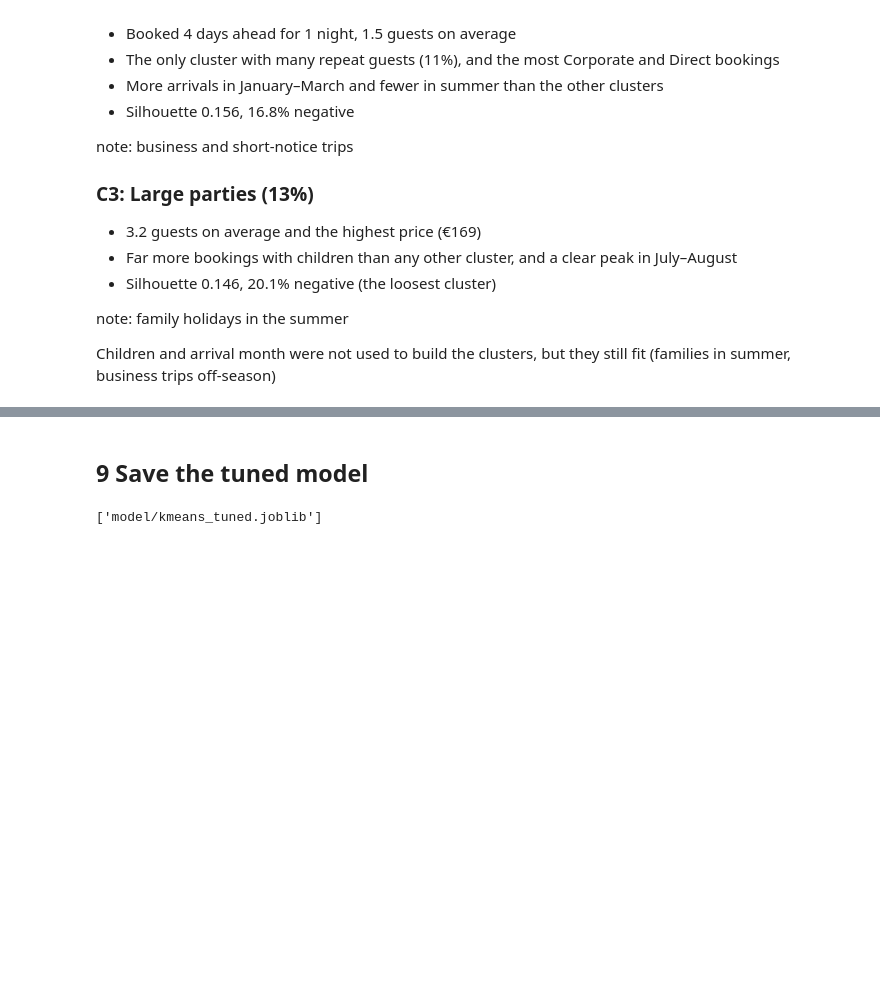
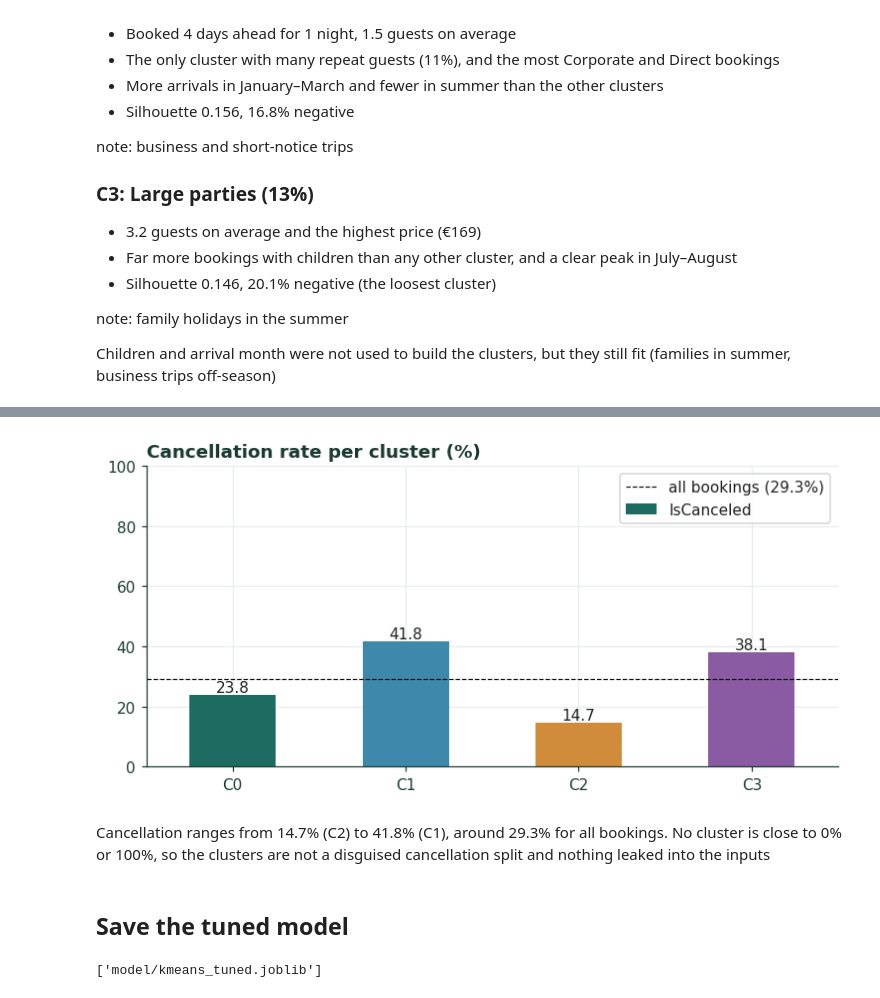
Before and after one commit to kim2817/Machine-Learning-Fall26, a Jupyter notebook: Clustering/kmeans/kmeans_tuned.ipynb, the cells around one changed output, grey strips where cells are left out. Saved outputs shown, nothing was run; the diff lists cells and outputs as text; code cells hidden in the pictures; blank space fills up the shorter version.

Commit message:
leakage audit for k means

```diff
--- a/Clustering/kmeans/kmeans_tuned.ipynb
+++ b/Clustering/kmeans/kmeans_tuned.ipynb
@@ -341,5 +345,20 @@ Children and arrival month were not used to build the clusters, but they still f
+# %%
+rate = info.groupby(labels)["IsCanceled"].mean() * 100
+rate.index = C
+overall = info["IsCanceled"].mean() * 100
+
+ax = rate.plot.bar(figsize=(7, 3.5), rot=0, color=COLORS[:BEST_K], title="Cancellation rate per cluster (%)")
+ax.bar_label(ax.containers[0], fmt="%.1f")
+ax.axhline(overall, color="black", ls="--", lw=0.8, label=f"all bookings ({overall:.1f}%)")
+ax.set_ylim(0, 100)
+ax.legend()
+save("08_cancellation.png")
+# %% [output]
+[figure, added]
+# %% [markdown]
+Cancellation ranges from 14.7% (C2) to 41.8% (C1), around 29.3% for all bookings. No cluster is close to 0% or 100%, so the clusters are not a disguised cancellation split and nothing leaked into the inputs
 # %% [markdown]
-## 9 Save the tuned model
+## Save the tuned model
 # %%
 joblib.dump(final, f"{MODEL_DIR}/kmeans_tuned.joblib")
 # %% [output]
```
Also changed, not shown: parts of 1 cell of this notebook, 2 other files.
